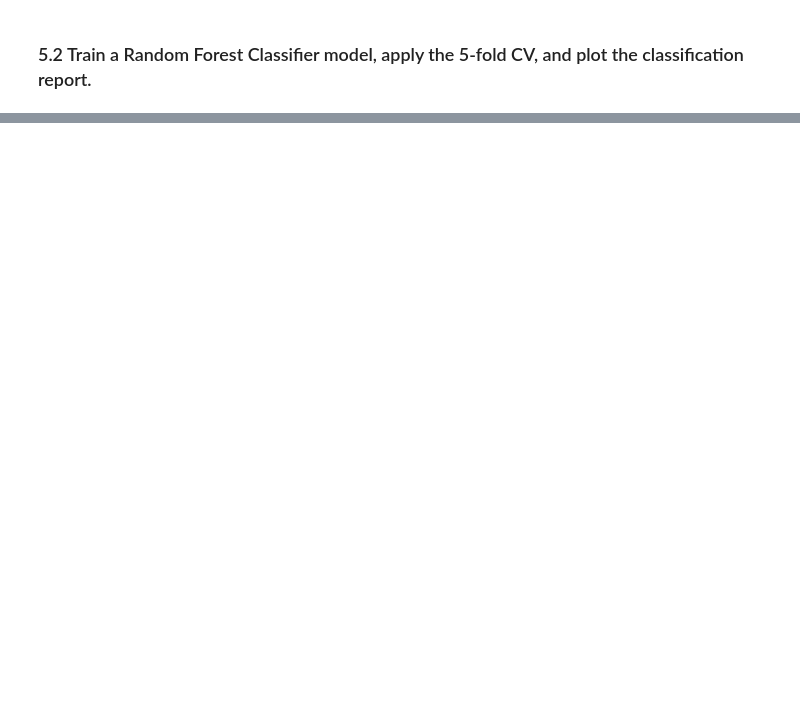
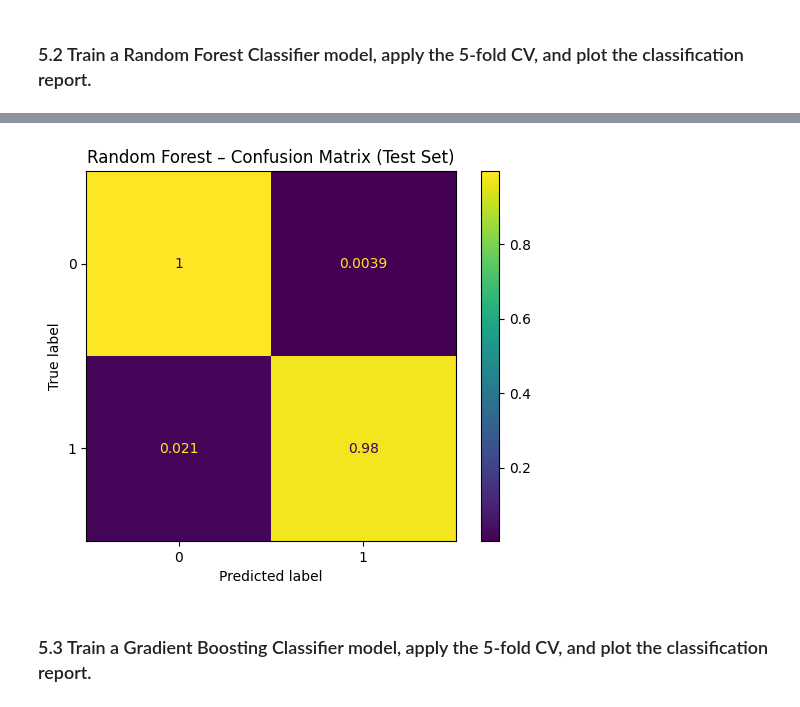
Before and after one commit to Mesterumit/Employee_Turnover_model, a Jupyter notebook: Employee_Turnover_App.ipynb, the cells around one changed output, grey strips where cells are left out. Drawn from its saved outputs; the diff is of its cells as text; code cells hidden in the pictures; blank space fills up the shorter version.

```diff
--- a/Employee_Turnover_App.ipynb
+++ b/Employee_Turnover_App.ipynb
@@ -530,0 +637,8 @@ NameError: name 'RandomForestClassifier' is not defined
+# %%
+ConfusionMatrixDisplay.from_predictions(y_test, y_p, normalize='true')
+plt.title("Random Forest – Confusion Matrix (Test Set)")
+plt.show()
+# %% [output]
+[figure, added]
+# %% [markdown]
+### 5.3 Train a Gradient Boosting Classifier model, apply the 5-fold CV, and plot the classification report.
```
Also changed, not shown: parts of 34 cells of this notebook.
